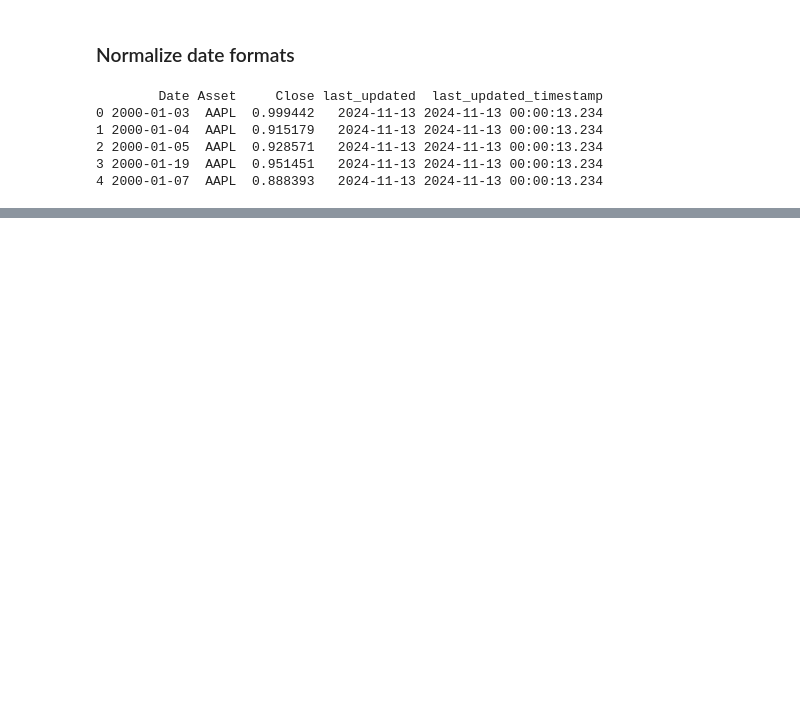
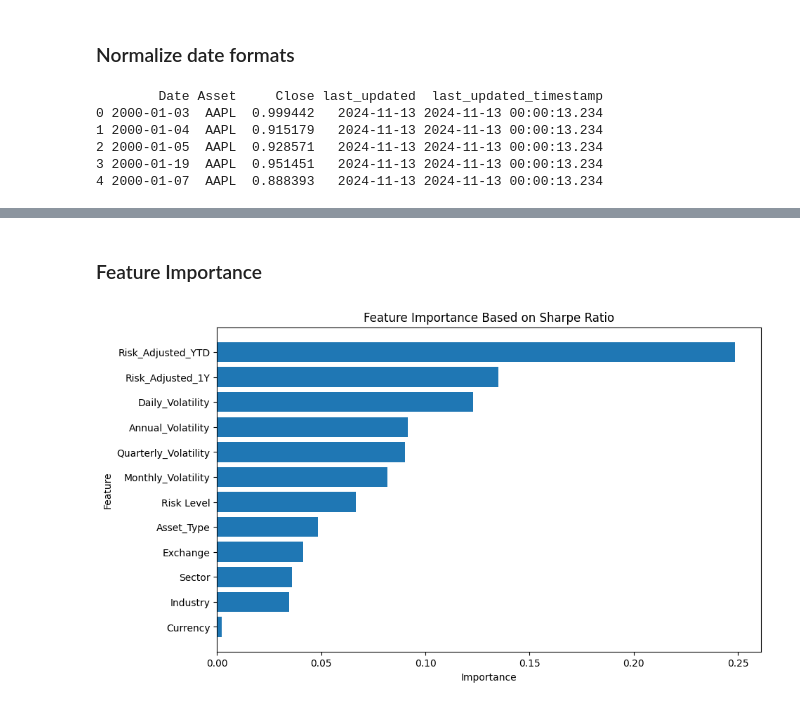
Before and after one commit to chawthinn/bdm1034-application-design-group-project, a Jupyter notebook: jupyter_files/chaw-feature-engineering.ipynb, the cells around one changed output, grey strips where cells are left out. Saved outputs shown, nothing was run; the diff lists cells and outputs as text; code cells hidden in the pictures; blank space fills up the shorter version.

```diff
--- a/jupyter_files/chaw-feature-engineering.ipynb
+++ b/jupyter_files/chaw-feature-engineering.ipynb
@@ -145,0 +138,6 @@ Total missing values: 1216
+# %%
+# Assign 'N/A' for unsupported tickers
+unsupported_tickers = ["FNGU", "INDU", "NDX", 'NQX', "USD"]
+asset_metadata_df.loc[asset_metadata_df["Ticker"].isin(unsupported_tickers), "Market Cap"] = "N/A"
+
+print(asset_metadata_df)
@@ -186,0 +276,9 @@ print(historical_prices_df.head())
+# %%
+# Identify categorical columns (dtype = object or category)
+categorical_columns = asset_metadata_df.select_dtypes(include=['object', 'category']).columns
+
+# Compute value counts for each categorical column
+for col in categorical_columns:
+    print(f"Value counts for '{col}':")
+    print(asset_metadata_df[col].value_counts())
+    print("-" * 30)
@@ -186,0 +303,55 @@ print(historical_prices_df.head())
+# %% [markdown]
+### Feature Importance
+# %%
+import pandas as pd
+import matplotlib.pyplot as plt
+from sklearn.ensemble import RandomForestRegressor
+from sklearn.model_selection import train_test_split
+from sklearn.preprocessing import LabelEncoder
+
+data = asset_metadata_df.copy()
+
+# Define target and features
+target = 'Sharpe_Ratio'  # Use Sharpe Ratio as the target for importance
+numerical_features = ['Annual_Volatility', 'Daily_Volatility', 'Monthly_Volatility',
+                      'Quarterly_Volatility', 'Risk_Adjusted_1Y', 'Risk_Adjusted_YTD']
+categorical_features = ['Asset_Type', 'Sector', 'Industry', 'Exchange', 'Currency', 'Risk Level']
+
+# Encode categorical columns
+label_encoder = LabelEncoder()
+for col in categorical_features:
+    data[col] = label_encoder.fit_transform(data[col].astype(str))
+
+# Combine numerical and categorical features
+features = numerical_features + categorical_features
+X = data[features]
+y = data[target]
+
+# Handle missing values
+X = X.fillna(0)
+y = y.fillna(0)
+
+# Train-test split
+X_train, X_test, y_train, y_test = train_test_split(X, y, test_size=0.2, random_state=42)
+
+# Train a Random Forest Regressor
+model = RandomForestRegressor(random_state=42)
+model.fit(X_train, y_train)
+
+# Feature Importance
+importance = model.feature_importances_
+feature_importance = pd.DataFrame({
+    'Feature': features,
+    'Importance': importance
+}).sort_values(by='Importance', ascending=False)
+
+# Visualization
+plt.figure(figsize=(10, 6))
+plt.barh(feature_importance['Feature'], feature_importance['Importance'])
+plt.xlabel('Importance')
+plt.ylabel('Feature')
+plt.title('Feature Importance Based on Sharpe Ratio')
+plt.gca().invert_yaxis()  # Invert y-axis to have the most important feature on top
+plt.show()
+# %% [output]
+[figure, added]
```
Also changed, not shown: parts of 16 cells of this notebook, 9 other files.
